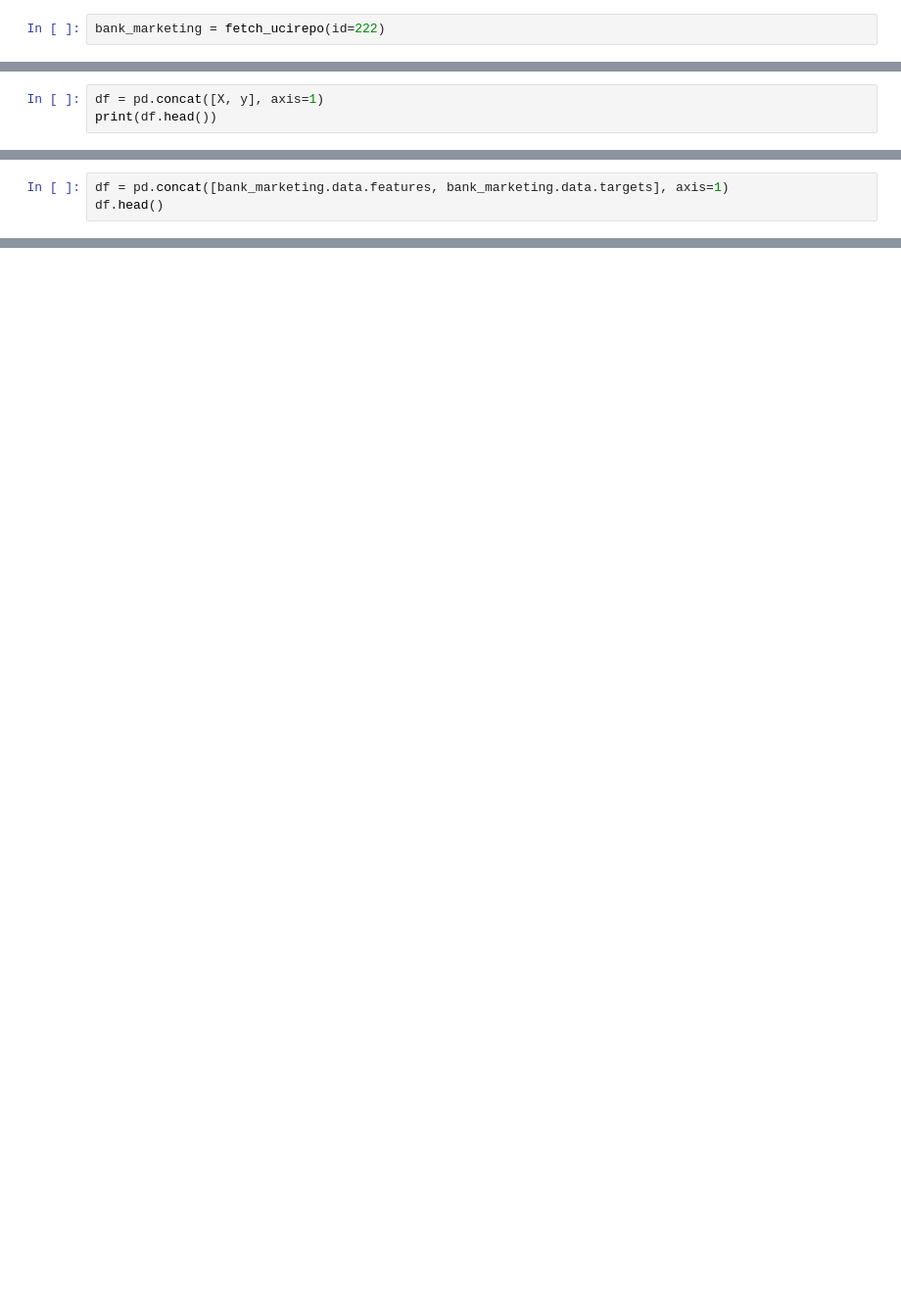
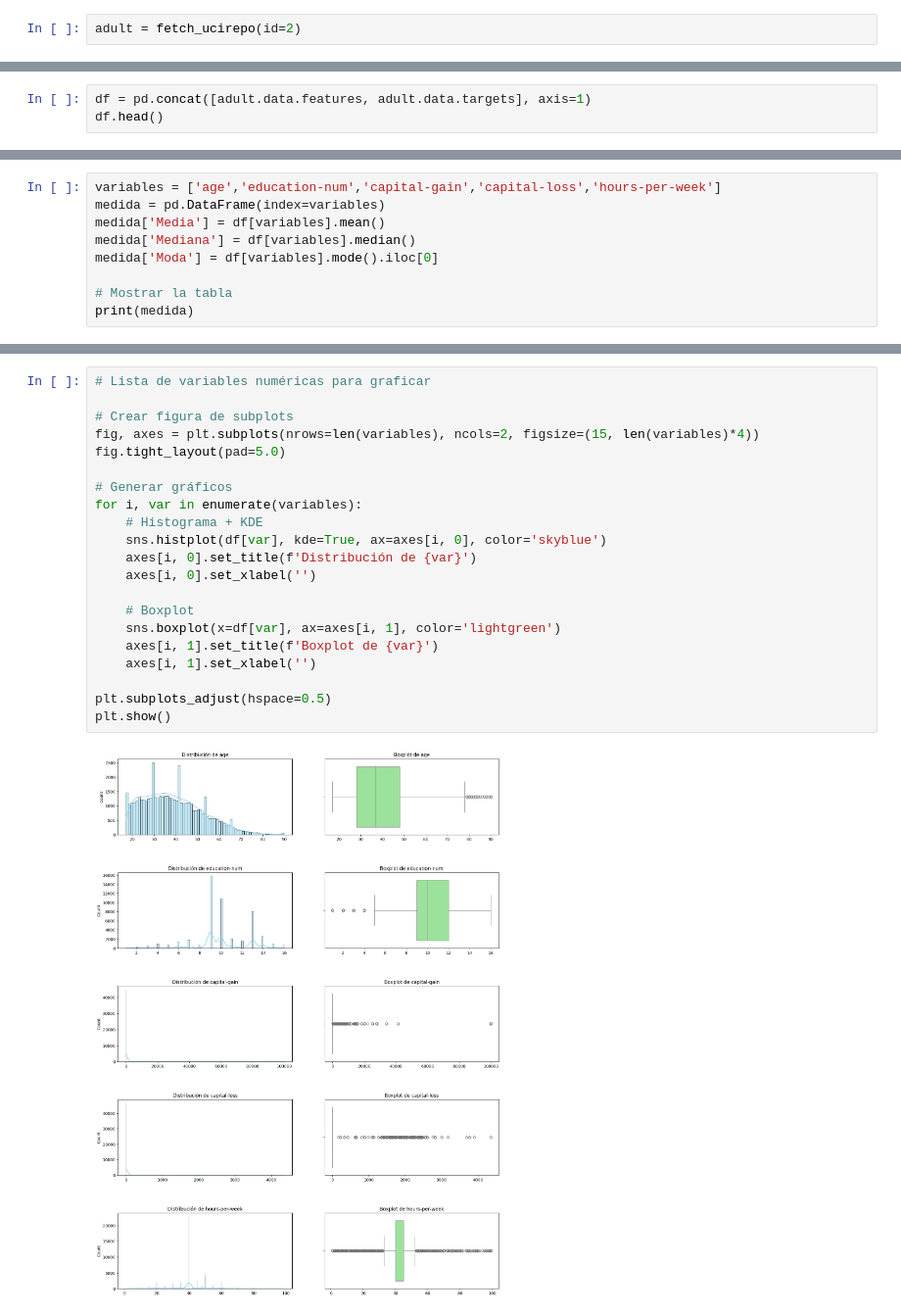
Before and after one commit to JohnOspa/ProyectoMLOps, a Jupyter notebook: notebooks/01_EDA.ipynb, the cells around one changed output, grey strips where cells are left out. Shown: that part at 98% size. Saved outputs shown, nothing was run; the diff lists cells and outputs as text; blank space fills up the shorter version.

```diff
--- a/notebooks/01_EDA.ipynb
+++ b/notebooks/01_EDA.ipynb
@@ -4,2 +7,2 @@ import pandas as pd
 # %%
-bank_marketing = fetch_ucirepo(id=222)
+adult = fetch_ucirepo(id=2)
@@ -58,4 +29,4 @@ print(y.head())
 # %%
-df = pd.concat([X, y], axis=1)
-print(df.head())
+df = pd.concat([adult.data.features, adult.data.targets], axis=1)
+df.head()
 # %% [output]
@@ -75,3 +38,0 @@ print(df.head())
-# %%
-df = pd.concat([bank_marketing.data.features, bank_marketing.data.targets], axis=1)
-df.head()
@@ -84,0 +39,9 @@ df.head()
+# %%
+variables = ['age','education-num','capital-gain','capital-loss','hours-per-week']
+medida = pd.DataFrame(index=variables)
+medida['Media'] = df[variables].mean()
+medida['Mediana'] = df[variables].median()
+medida['Moda'] = df[variables].mode().iloc[0]
+
+# Mostrar la tabla
+print(medida)
@@ -84,0 +91,23 @@ df.head()
+# %%
+# Lista de variables numéricas para graficar
+
+# Crear figura de subplots
+fig, axes = plt.subplots(nrows=len(variables), ncols=2, figsize=(15, len(variables)*4))
+fig.tight_layout(pad=5.0)
+
+# Generar gráficos
+for i, var in enumerate(variables):
+    # Histograma + KDE
+    sns.histplot(df[var], kde=True, ax=axes[i, 0], color='skyblue')
+    axes[i, 0].set_title(f'Distribución de {var}')
+    axes[i, 0].set_xlabel('')
+
+    # Boxplot
+    sns.boxplot(x=df[var], ax=axes[i, 1], color='lightgreen')
+    axes[i, 1].set_title(f'Boxplot de {var}')
+    axes[i, 1].set_xlabel('')
+
+plt.subplots_adjust(hspace=0.5)
+plt.show()
+# %% [output]
+[figure, added]
```
Also changed, not shown: parts of 16 cells of this notebook.
